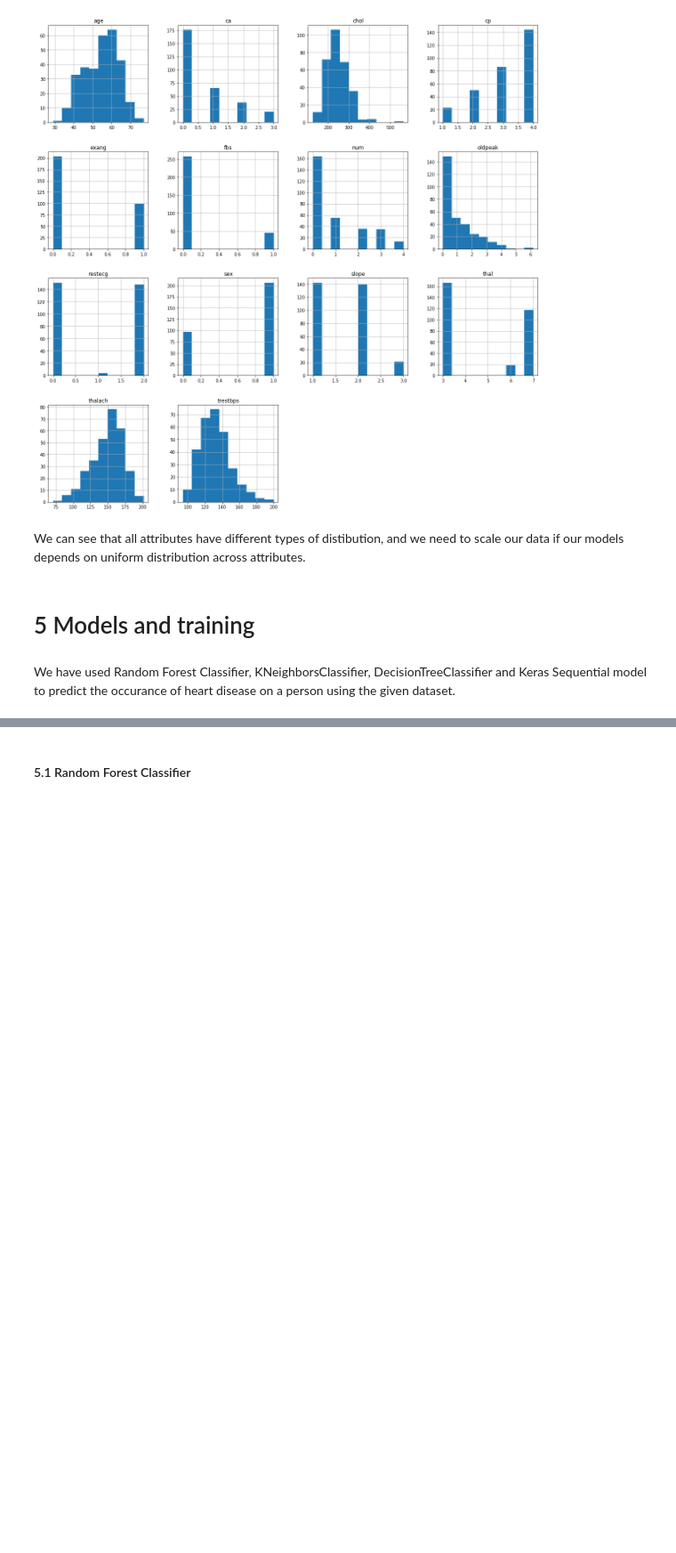
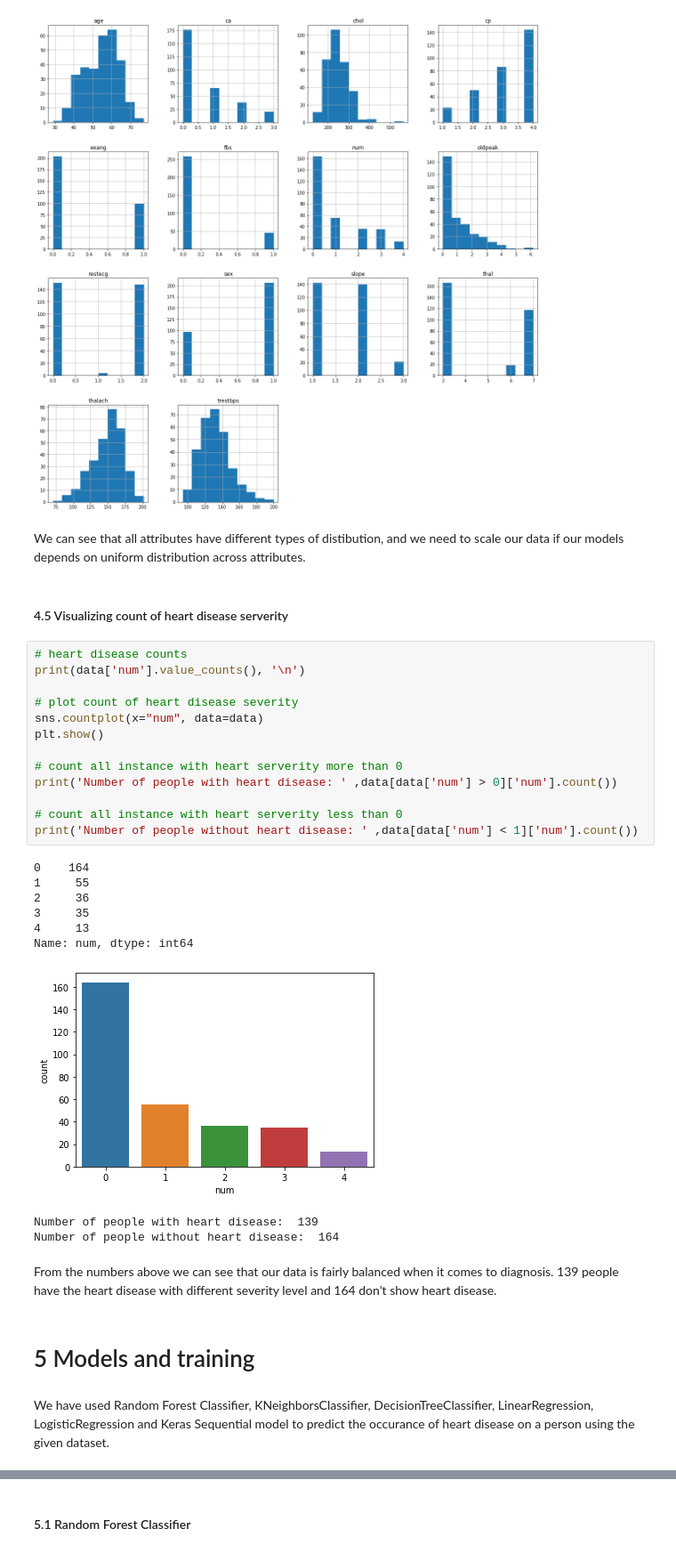
Before and after one commit to LeeviPelkonen/NeuralNetworks, a Jupyter notebook: Case1/Case_1.ipynb, the cells around one changed output, grey strips where cells are left out. Shown: that part at 89% size. Cells and saved outputs as stored; diff of their text form; blank space fills up the shorter version.

```diff
--- a/Case1/Case_1.ipynb
+++ b/Case1/Case_1.ipynb
@@ -142,8 +144,35 @@ data.hist(figsize=(20, 20));
 [figure]
 # %% [markdown]
 We can see that all attributes have different types of distibution, and we need to scale our data if our models depends on uniform distribution across attributes.
+# %% [markdown]
+#### 4.5 Visualizing count of heart disease serverity
+# %%
+# heart disease counts
+print(data['num'].value_counts(), '\n')
+
+# plot count of heart disease severity
+sns.countplot(x="num", data=data)
+plt.show()
+
+# count all instance with heart serverity more than 0
+print('Number of people with heart disease: ' ,data[data['num'] > 0]['num'].count())
+
+# count all instance with heart serverity less than 0
+print('Number of people without heart disease: ' ,data[data['num'] < 1]['num'].count())
+# %% [output]
+0    164
+1     55
+2     36
+3     35
+4     13
+Name: num, dtype: int64
+[figure, added]
+Number of people with heart disease:  139
+Number of people without heart disease:  164
+# %% [markdown]
+From the numbers above we can see that our data is fairly balanced when it comes to diagnosis. 139 people have the heart disease with different severity level and 164 don't show heart disease.
 # %% [markdown]
 # 5 Models and training  <a class="anchor" id="models-trainning"></a>
 # %% [markdown]
-We have used Random Forest Classifier, KNeighborsClassifier, DecisionTreeClassifier and Keras Sequential model to predict the occurance of heart disease on a person using the given dataset.
+We have used Random Forest Classifier, KNeighborsClassifier, DecisionTreeClassifier, LinearRegression, LogisticRegression and Keras Sequential model to predict the occurance of heart disease on a person using the given dataset.
 # %%
```
Also changed, not shown: parts of 21 cells of this notebook, 1 other file.
